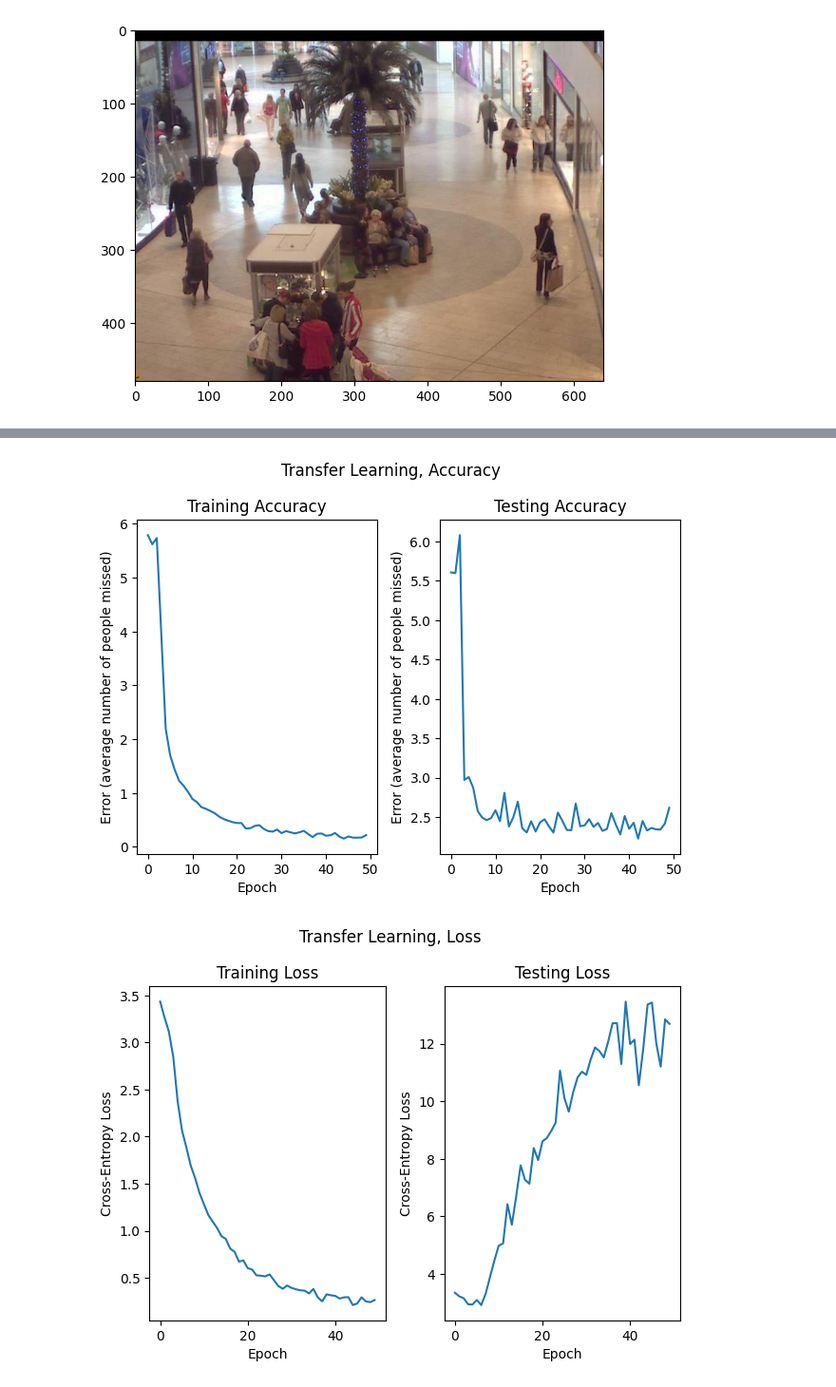
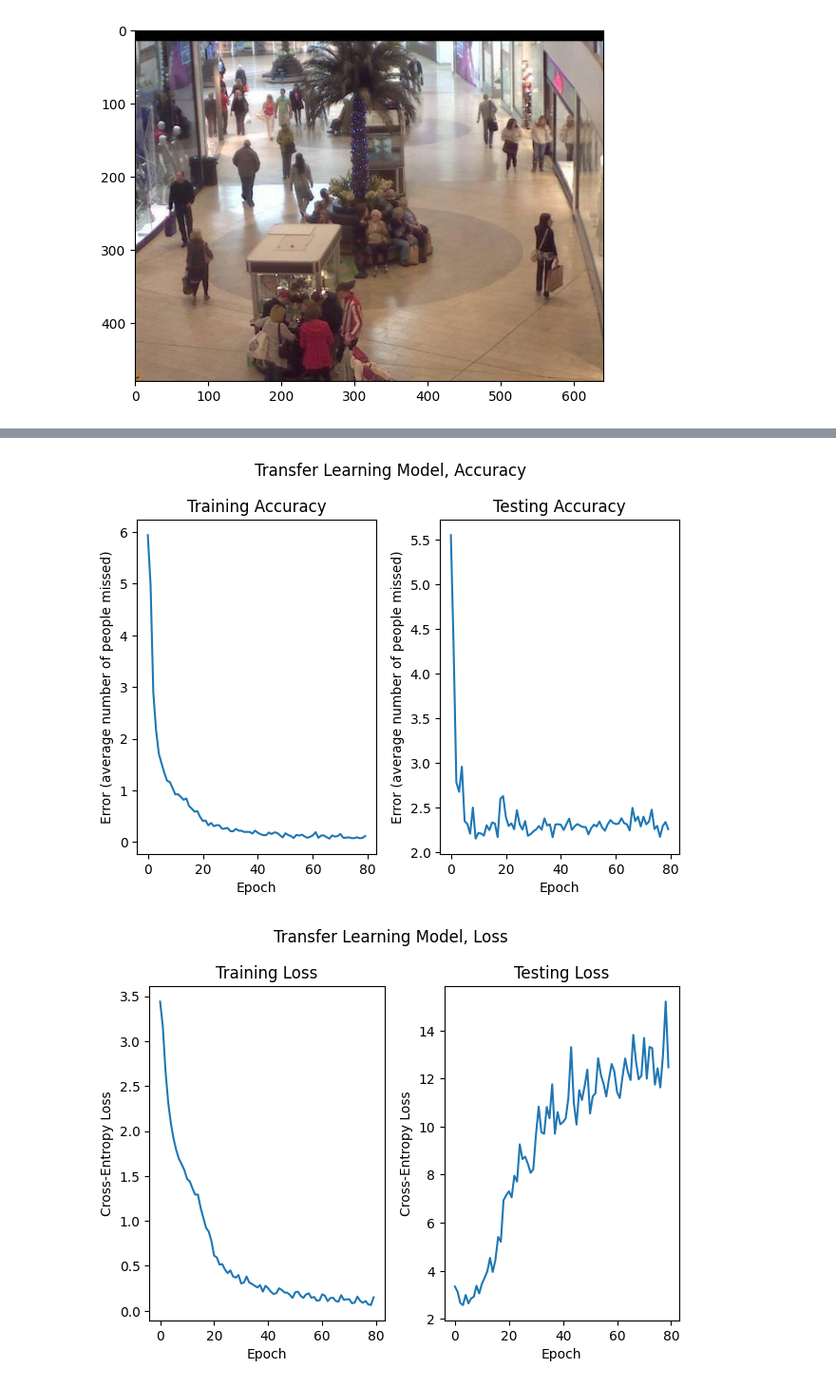
Before and after one commit to kleinnavin/ECS174_Project, a Jupyter notebook: ECS174_Project_TransferLearning.ipynb, the cells around one changed output, grey strips where cells are left out. Shown at 95% size. Saved outputs shown, nothing was run; the diff lists cells and outputs as text; code cells hidden in the pictures.

Commit message:
Re-trained with more epochs

```diff
--- a/ECS174_Project_TransferLearning.ipynb
+++ b/ECS174_Project_TransferLearning.ipynb
@@ -184,7 +184,7 @@ device = torch.device("cuda" if torch.cuda.is_available() else "cpu")
 print(device)
 model = ResNet50Transfer(60, unlock_layers=9)
 model = model.to(device)
-train_acc_history, test_acc_history, train_loss_history, test_loss_history = train(model, device, 50)
+train_acc_history, test_acc_history, train_loss_history, test_loss_history = train(model, device, 80)
 torch.save(model.state_dict(), 'transfer_learning_model.pth')
 # %% [output]
 cuda
@@ -209,9 +207,9 @@ cuda
 # %%
-plot_accuracy_graphs("Transfer Learning, Accuracy", train_acc_history, test_acc_history, "transfer_learning_accuracy.png")
-plot_loss_graphs("Transfer Learning, Loss", train_loss_history, test_loss_history, "transfer_learning_loss.png")
+plot_accuracy_graphs("Transfer Learning Model, Accuracy", train_acc_history, test_acc_history, "transfer_learning_accuracy.png")
+plot_loss_graphs("Transfer Learning Model, Loss", train_loss_history, test_loss_history, "transfer_learning_loss.png")
 # %% [output]
-[figure, old version]
+[figure, new version]
-[figure, old version]
+[figure, new version]
 # %%
 dataiter = iter(test_loader)
 images, labels = next(dataiter)
```
Also changed, not shown: parts of 2 cells of this notebook.
